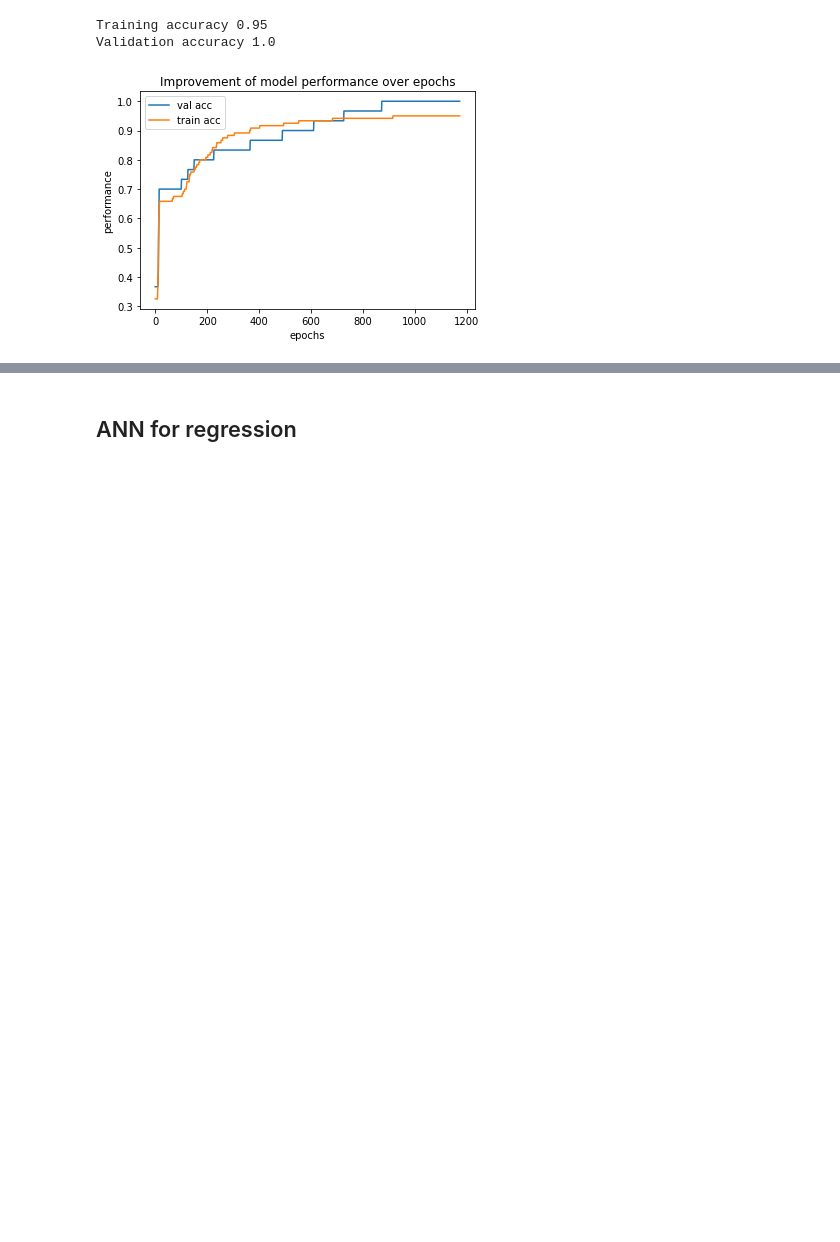
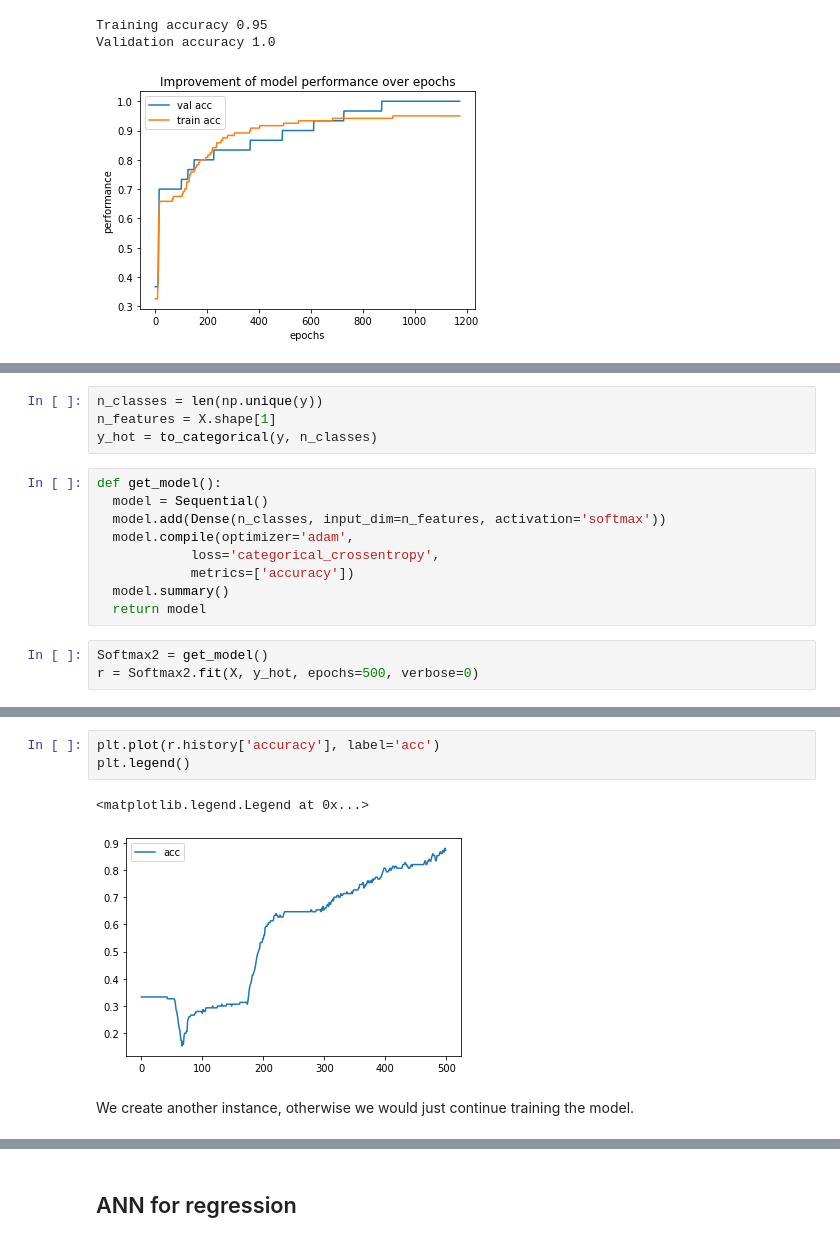
Before and after one commit to WelfLowe/ML4developers, a Jupyter notebook: 6_Neural_Networks.ipynb, the cells around one changed output, grey strips where cells are left out. Saved outputs shown, nothing was run; the diff lists cells and outputs as text; blank space fills up the shorter version.

```diff
--- a/6_Neural_Networks.ipynb
+++ b/6_Neural_Networks.ipynb
@@ -212,0 +222,16 @@ Validation accuracy 1.0
+# %%
+n_classes = len(np.unique(y))
+n_features = X.shape[1]
+y_hot = to_categorical(y, n_classes)
+# %%
+def get_model():
+  model = Sequential()
+  model.add(Dense(n_classes, input_dim=n_features, activation='softmax'))
+  model.compile(optimizer='adam',
+			loss='categorical_crossentropy',
+			metrics=['accuracy'])
+  model.summary()
+  return model
+# %%
+Softmax2 = get_model()
+r = Softmax2.fit(X, y_hot, epochs=500, verbose=0)
@@ -212,0 +250,8 @@ Validation accuracy 1.0
+# %%
+plt.plot(r.history['accuracy'], label='acc')
+plt.legend()
+# %% [output]
+<matplotlib.legend.Legend at 0x...>
+[figure, added]
+# %% [markdown]
+We create another instance, otherwise we would just continue training the model.
```
Also changed, not shown: parts of 5 cells of this notebook.
